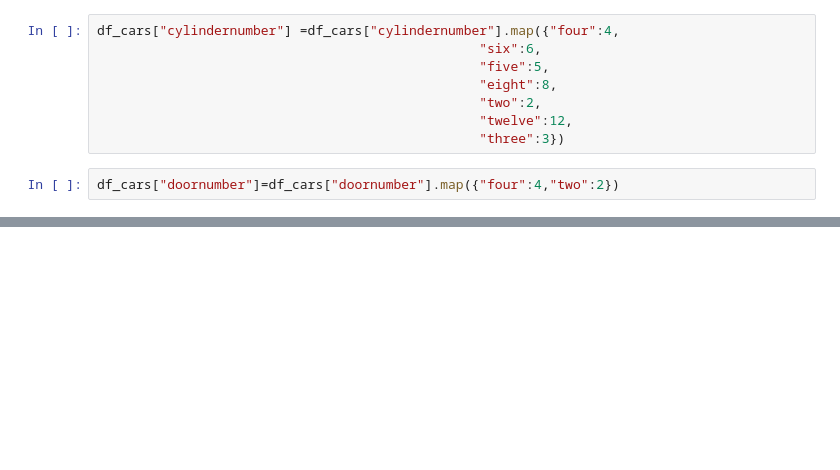
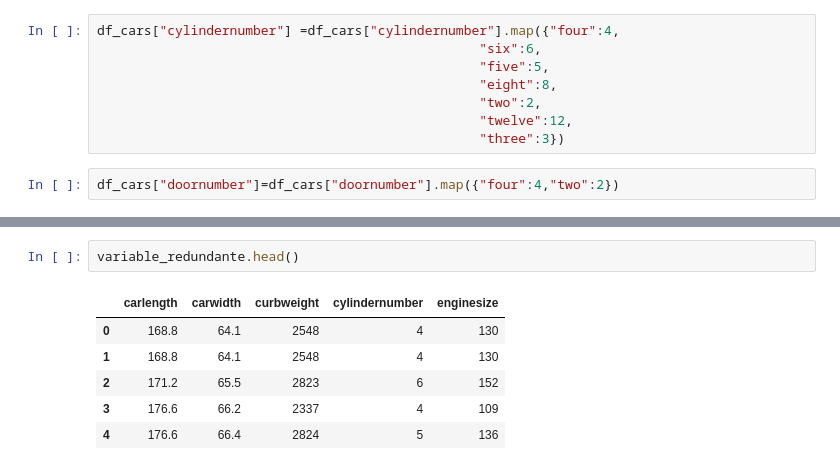
Before and after one commit to Anavig14/ProyectoIntegrador, a Jupyter notebook: Codigo Python.ipynb, the cells around one changed output, grey strips where cells are left out. Drawn from its saved outputs; the diff is of its cells as text; blank space fills up the shorter version.

```diff
--- a/Codigo Python.ipynb
+++ b/Codigo Python.ipynb
@@ -72,0 +142,9 @@ df_cars["doornumber"]=df_cars["doornumber"].map({"four":4,"two":2})
+# %%
+variable_redundante.head()
+# %% [output]
+|  | carlength | carwidth | curbweight | cylindernumber | enginesize |
+| 0 | 168.8 | 64.1 | 2548 | 4 | 130 |
+| 1 | 168.8 | 64.1 | 2548 | 4 | 130 |
+| 2 | 171.2 | 65.5 | 2823 | 6 | 152 |
+| 3 | 176.6 | 66.2 | 2337 | 4 | 109 |
+| 4 | 176.6 | 66.4 | 2824 | 5 | 136 |
```
Also changed, not shown: parts of 9 cells of this notebook.
